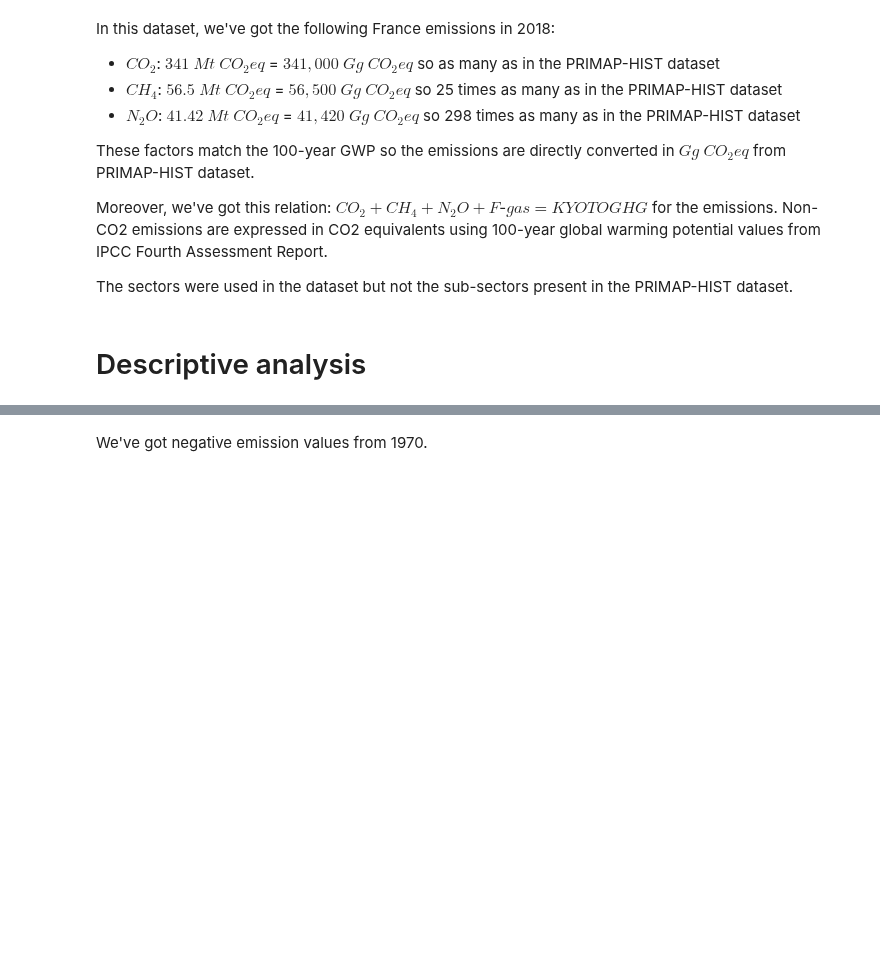
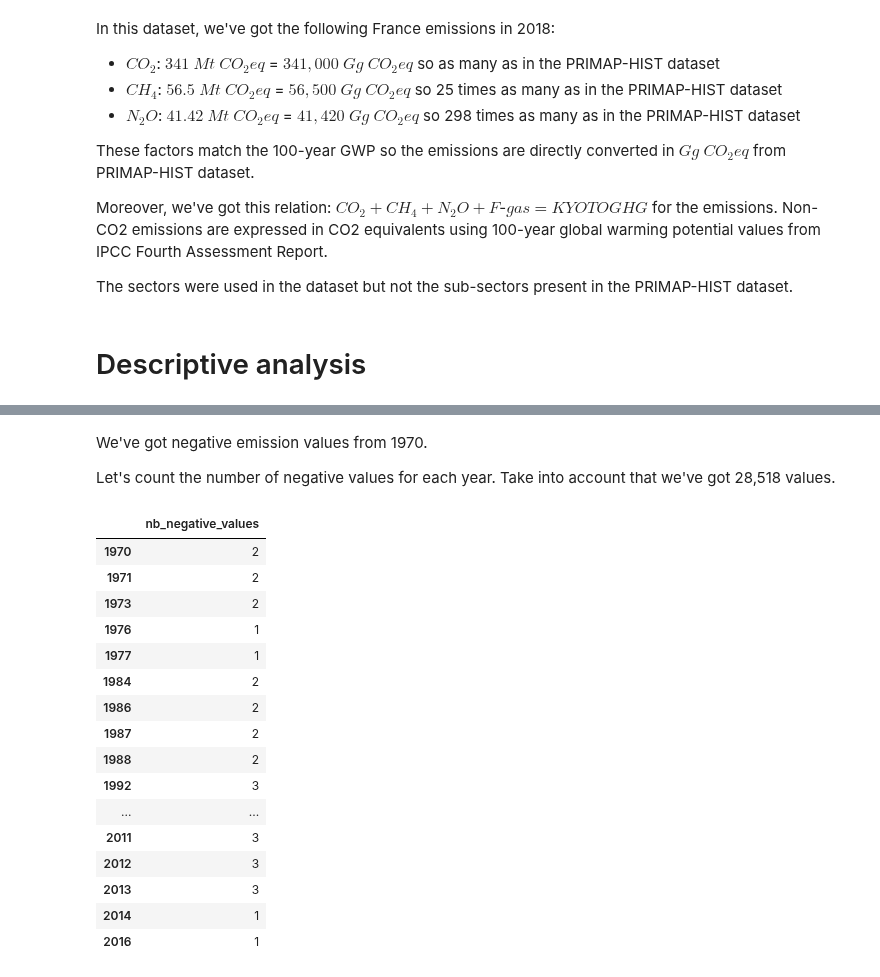
Before and after one commit to OpenGeoScales/ogs-data-exploration, a Jupyter notebook: notebooks/ghg-emissions/primap-hist/primap-hist-exploration.ipynb, the cells around one changed output, grey strips where cells are left out. Saved outputs shown, nothing was run; the diff lists cells and outputs as text; code cells hidden in the pictures; blank space fills up the shorter version.

```diff
--- a/notebooks/ghg-emissions/primap-hist/primap-hist-exploration.ipynb
+++ b/notebooks/ghg-emissions/primap-hist/primap-hist-exploration.ipynb
@@ -548,5 +548,41 @@ primap_hist_data.describe()
 | 50% | 0.062950 | 1.030000e-01 | 1.100000e-01 | 1.150000e-01 | 1.200000e-01 | 1.250000e-01 | 1.295000e-01 | 1.350000e-01 | 1.410000e-01 | 1.460000e-01 | 1.510000e-01 | ... |
 | 75% | 6.585000 | 7.400000e+00 | 7.850000e+00 | 8.380000e+00 | 8.807500e+00 | 9.230000e+00 | 9.610000e+00 | 1.010000e+01 | 1.050000e+01 | 1.100000e+01 | 1.150000e+01 | ... |
 | max | 982000.000000 | 1.010000e+06 | 1.040000e+06 | 1.070000e+06 | 1.140000e+06 | 1.170000e+06 | 1.210000e+06 | 1.230000e+06 | 1.260000e+06 | 1.300000e+06 | 1.350000e+06 | ... |
-# %% [markdown]
-We've got negative emission values from 1970.
+# %% [markdown]
+We've got negative emission values from 1970.
+
+Let's count the number of negative values for each year. Take into account that we've got 28,518 values.
+# %%
+def count_negative_values(year):
+    return len(year[year < 0])
+# %%
+def create_table_negative_value_counts(dataset):
+
+    recap_table = pd.DataFrame(index=dataset.columns, columns=['nb_negative_values'])
+
+    for year in range(1850, 2019):
+        recap_table.loc[str(year), 'nb_negative_values'] = count_negative_values(dataset[str(year)])
+
+    recap_table = recap_table[recap_table.nb_negative_values > 0]
+
+    return recap_table
+# %%
+create_table_negative_value_counts(primap_hist_data.loc[:, '1850':'2018'])
+# %% [output]
+|  | nb_negative_values |
+| 1970 | 2 |
+| 1971 | 2 |
+| 1973 | 2 |
+| 1976 | 1 |
+| 1977 | 1 |
+| 1984 | 2 |
+| 1986 | 2 |
+| 1987 | 2 |
+| 1988 | 2 |
+| 1992 | 3 |
+| ... | ... |
+| 2011 | 3 |
+| 2012 | 3 |
+| 2013 | 3 |
+| 2014 | 1 |
+| 2016 | 1 |
```
Also changed, not shown: parts of 2 cells of this notebook.
